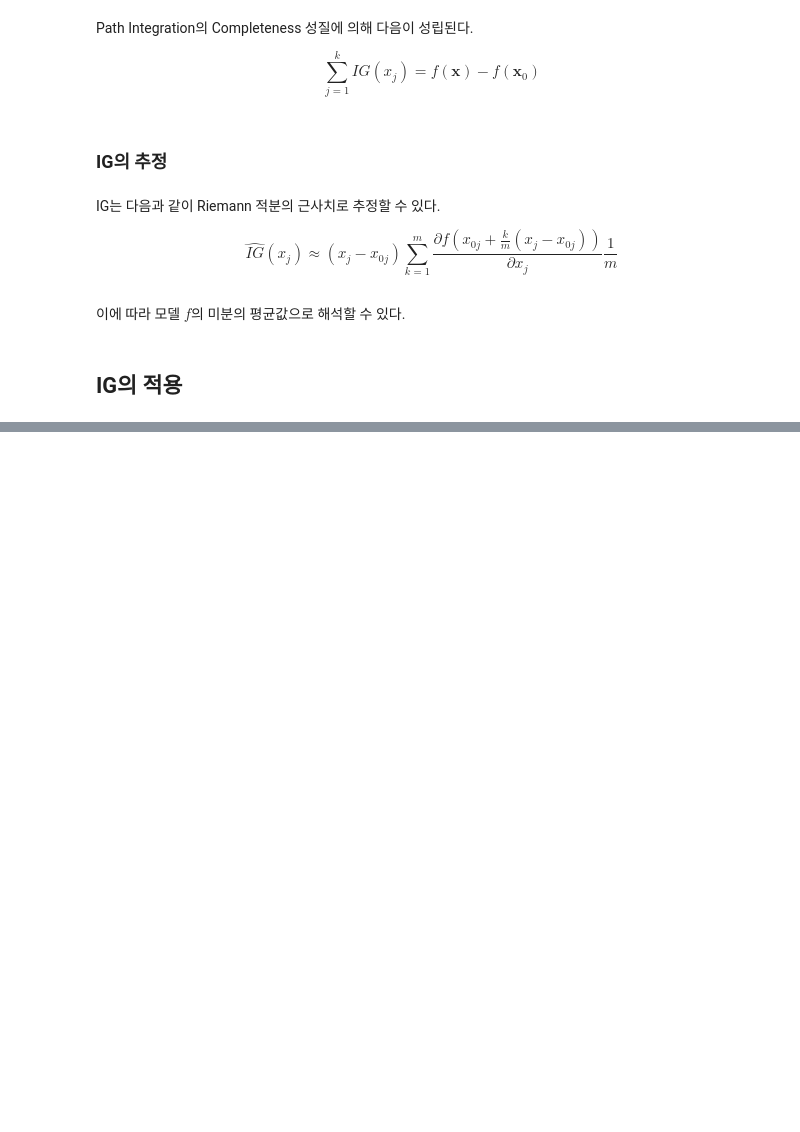
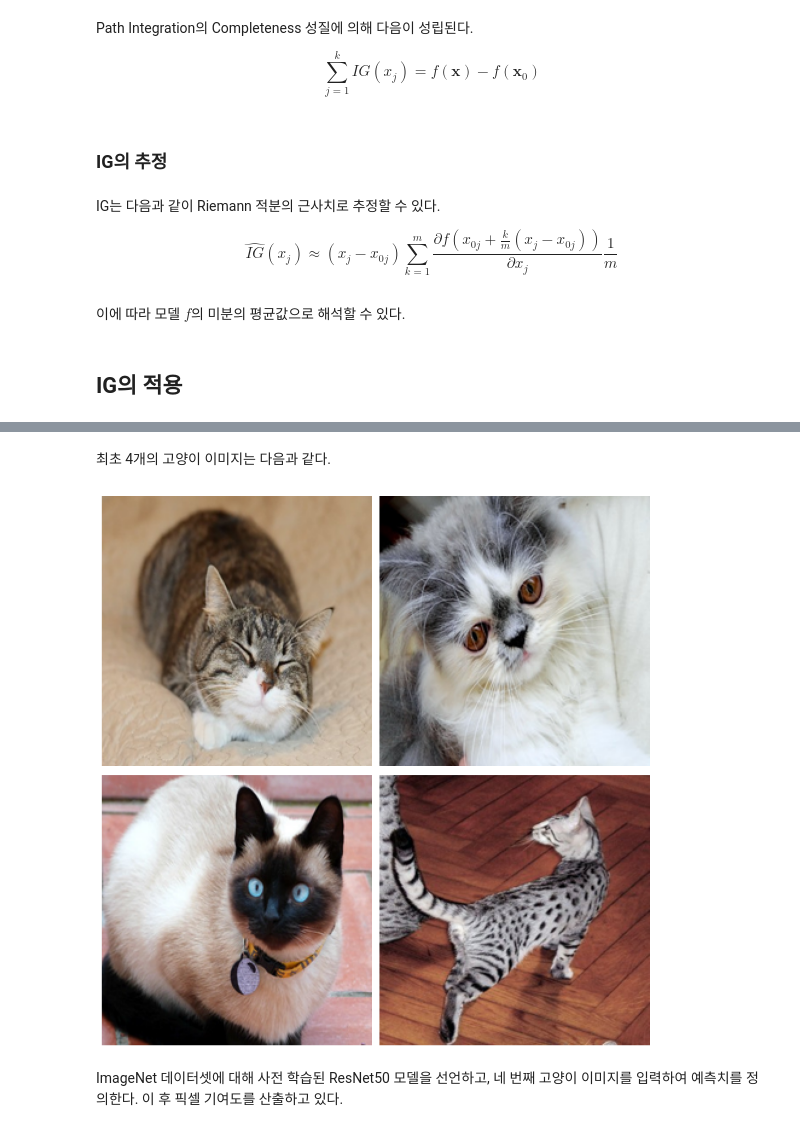
Before and after one commit to csw0625/Explainable_AI, a Jupyter notebook: Ch07.Integrated_Gradients.ipynb, the cells around one changed output, grey strips where cells are left out. Saved outputs shown, nothing was run; the diff lists cells and outputs as text; code cells hidden in the pictures; blank space fills up the shorter version.

```diff
--- a/Ch07.Integrated_Gradients.ipynb
+++ b/Ch07.Integrated_Gradients.ipynb
@@ -171,0 +374,15 @@ $$
+# %% [markdown]
+최초 4개의 고양이 이미지는 다음과 같다.
+# %%
+fig, axes = plt.subplots(nrows=2, ncols=2, figsize=(10, 10))
+
+for i, ax in enumerate(axes.flatten()):
+    ax.imshow(data[i])
+    ax.axis('off')
+
+fig.tight_layout()
+plt.show()
+# %% [output]
+[figure, added]
+# %% [markdown]
+ImageNet 데이터셋에 대해 사전 학습된 ResNet50 모델을 선언하고, 네 번째 고양이 이미지를 입력하여 예측치를 정의한다. 이 후 픽셀 기여도를 산출하고 있다.
```
Also changed, not shown: parts of 23 cells of this notebook.
